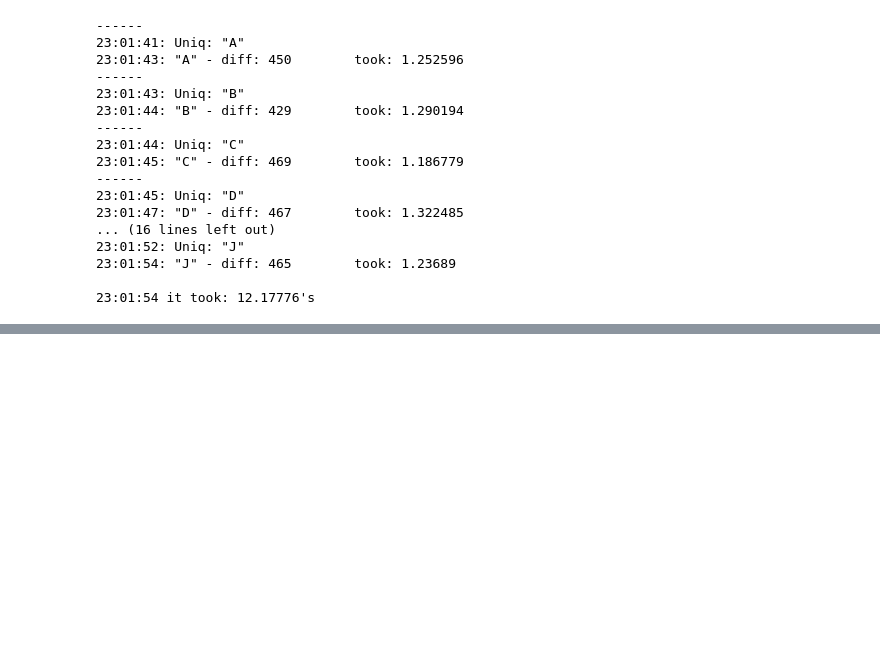
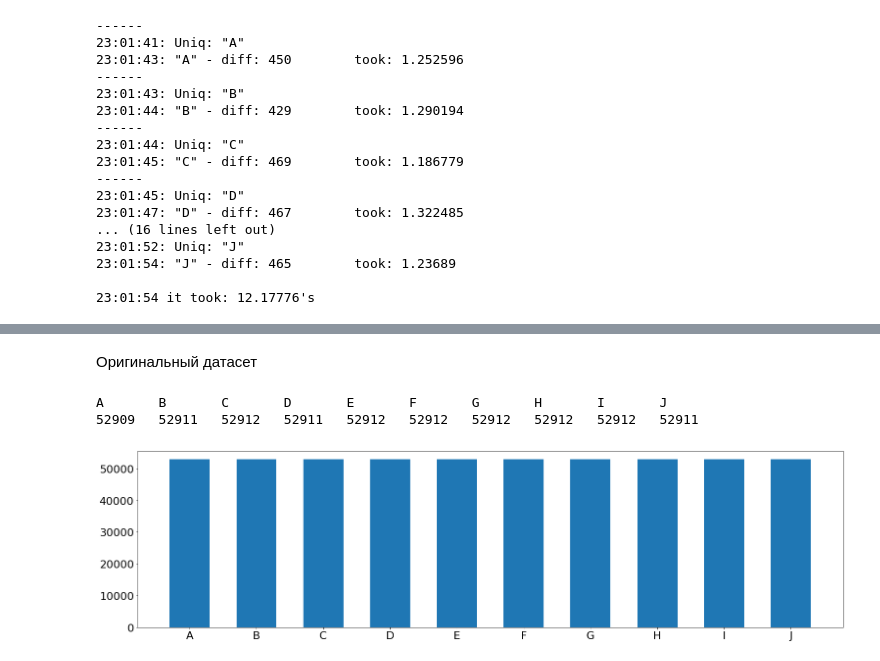
Before and after one commit to lightsuner/bsuir_ml_2, a Jupyter notebook: lab_1/src/book_lab_1_process_data.ipynb, the cells around one changed output, grey strips where cells are left out. Cells and saved outputs as stored; diff of their text form; code cells hidden in the pictures; blank space fills up the shorter version.

```diff
--- a/lab_1/src/book_lab_1_process_data.ipynb
+++ b/lab_1/src/book_lab_1_process_data.ipynb
@@ -186,0 +217,28 @@ scipy.io.savemat(large_clean_mat, large_clean_data)
+# %%
+def display_balance(data):
+    fig = plt.figure(figsize=(20, 5))
+    plt.rc('font', size=22)
+
+    counts = list()
+
+    for ch in chars:
+        counts.append(len(data[ch]))
+        print(f'{ch}\t', end='')
+
+    print('')
+
+    for c in counts:
+        print(f'{c}\t', end='')
+
+    print('')
+
+    ax = fig.add_axes([0,0,1,1])
+    ax.bar(chars, counts, width=0.6)
+# %% [markdown]
+Оригинальный датасет
+# %%
+display_balance(large_orig_data)
+# %% [output]
+A       B       C       D       E       F       G       H       I       J
+52909   52911   52912   52911   52912   52912   52912   52912   52912   52911
+[figure, added]
```
Also changed, not shown: parts of 19 cells of this notebook.
